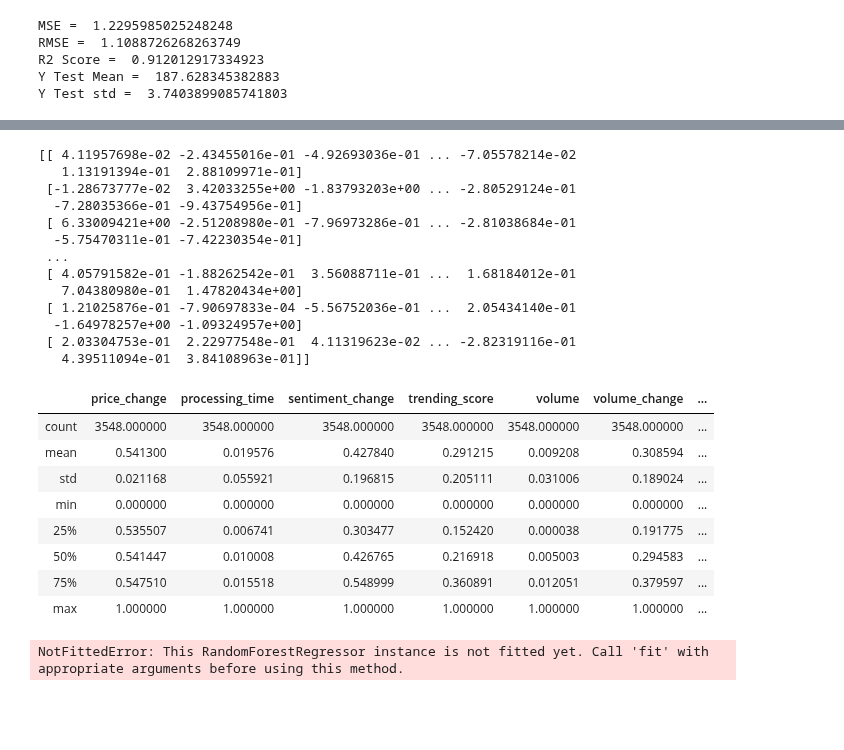
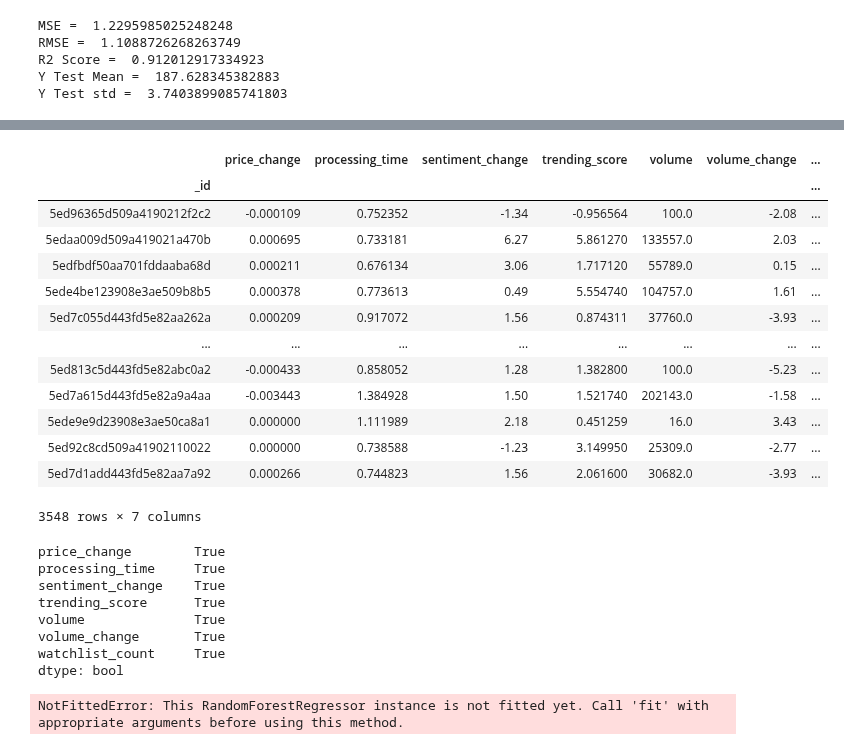
Before and after one commit to jcanque777/stock_market_data_prediction, a Jupyter notebook: test_models.ipynb, the cells around one changed output, grey strips where cells are left out. Saved outputs shown, nothing was run; the diff lists cells and outputs as text; code cells hidden in the pictures; blank space fills up the shorter version.

```diff
--- a/test_models.ipynb
+++ b/test_models.ipynb
@@ -1756,9 +1756,6 @@ msft_tree = deepcopy(msft_intraday_df)
 cols_to_use = ['watchlist_count', 'trending_score', 'sentiment_change', 'volume_change', 'processing_time', 'volume', 'price_change', 'close']
 msft_tree = preprocess_dataframe(msft_tree)
 X, y, X_train, X_test, y_train, y_test = shuffle_n_split(msft_tree)
-# %%
-X_train = preprocess_minmax(X_train)
-X_test = preprocess_minmax(X_test)
 # %%
 svr_regressor = SVR(kernel='rbf', gamma='auto')
 # %%
@@ -1808,16 +1807,0 @@ print(scaler.mean_)
-# %%
-print(scaler.transform(X, []))
-# %% [output]
-[[ 4.11957698e-02 -2.43455016e-01 -4.92693036e-01 ... -7.05578214e-02
-   1.13191394e-01  2.88109971e-01]
- [-1.28673777e-02  3.42033255e+00 -1.83793203e+00 ... -2.80529124e-01
-  -7.28035366e-01 -9.43754956e-01]
- [ 6.33009421e+00 -2.51208980e-01 -7.96973286e-01 ... -2.81038684e-01
-  -5.75470311e-01 -7.42230354e-01]
- ...
- [ 4.05791582e-01 -1.88262542e-01  3.56088711e-01 ...  1.68184012e-01
-   7.04380980e-01  1.47820434e+00]
- [ 1.21025876e-01 -7.90697833e-04 -5.56752036e-01 ...  2.05434140e-01
-  -1.64978257e+00 -1.09324957e+00]
- [ 2.03304753e-01  2.22977548e-01  4.11319623e-02 ... -2.82319116e-01
-   4.39511094e-01  3.84108963e-01]]
@@ -1824,12 +1816,17 @@ print(scaler.transform(X, []))
 # %%
-X_train.describe()
+X_train
 # %% [output]
 |  | price_change | processing_time | sentiment_change | trending_score | volume | volume_change | ... |
-| count | 3548.000000 | 3548.000000 | 3548.000000 | 3548.000000 | 3548.000000 | 3548.000000 | ... |
-| mean | 0.541300 | 0.019576 | 0.427840 | 0.291215 | 0.009208 | 0.308594 | ... |
-| std | 0.021168 | 0.055921 | 0.196815 | 0.205111 | 0.031006 | 0.189024 | ... |
-| min | 0.000000 | 0.000000 | 0.000000 | 0.000000 | 0.000000 | 0.000000 | ... |
-| 25% | 0.535507 | 0.006741 | 0.303477 | 0.152420 | 0.000038 | 0.191775 | ... |
-| 50% | 0.541447 | 0.010008 | 0.426765 | 0.216918 | 0.005003 | 0.294583 | ... |
-| 75% | 0.547510 | 0.015518 | 0.548999 | 0.360891 | 0.012051 | 0.379597 | ... |
-| max | 1.000000 | 1.000000 | 1.000000 | 1.000000 | 1.000000 | 1.000000 | ... |
+| _id |  |  |  |  |  |  | ... |
+| 5ed96365d509a4190212f2c2 | -0.000109 | 0.752352 | -1.34 | -0.956564 | 100.0 | -2.08 | ... |
+| 5edaa009d509a419021a470b | 0.000695 | 0.733181 | 6.27 | 5.861270 | 133557.0 | 2.03 | ... |
+| 5edfbdf50aa701fddaaba68d | 0.000211 | 0.676134 | 3.06 | 1.717120 | 55789.0 | 0.15 | ... |
+| 5ede4be123908e3ae509b8b5 | 0.000378 | 0.773613 | 0.49 | 5.554740 | 104757.0 | 1.61 | ... |
+| 5ed7c055d443fd5e82aa262a | 0.000209 | 0.917072 | 1.56 | 0.874311 | 37760.0 | -3.93 | ... |
+| ... | ... | ... | ... | ... | ... | ... | ... |
+| 5ed813c5d443fd5e82abc0a2 | -0.000433 | 0.858052 | 1.28 | 1.382800 | 100.0 | -5.23 | ... |
+| 5ed7a615d443fd5e82a9a4aa | -0.003443 | 1.384928 | 1.50 | 1.521740 | 202143.0 | -1.58 | ... |
+| 5ede9e9d23908e3ae50ca8a1 | 0.000000 | 1.111989 | 2.18 | 0.451259 | 16.0 | 3.43 | ... |
+| 5ed92c8cd509a41902110022 | 0.000000 | 0.738588 | -1.23 | 3.149950 | 25309.0 | -2.77 | ... |
+| 5ed7d1add443fd5e82aa7a92 | 0.000266 | 0.744823 | 1.56 | 2.061600 | 30682.0 | -3.93 | ... |
+3548 rows × 7 columns
@@ -1836,3 +1869,14 @@ X_train.describe()
+# %%
+(X_train1 == X_train2).all()
+# %% [output]
+price_change        True
+processing_time     True
+sentiment_change    True
+trending_score      True
+volume              True
+volume_change       True
+watchlist_count     True
+dtype: bool
 # %%
 LOADING THE SVR MODEL FROM sklearn.svm
 
```
Also changed, not shown: parts of 15 cells of this notebook.
